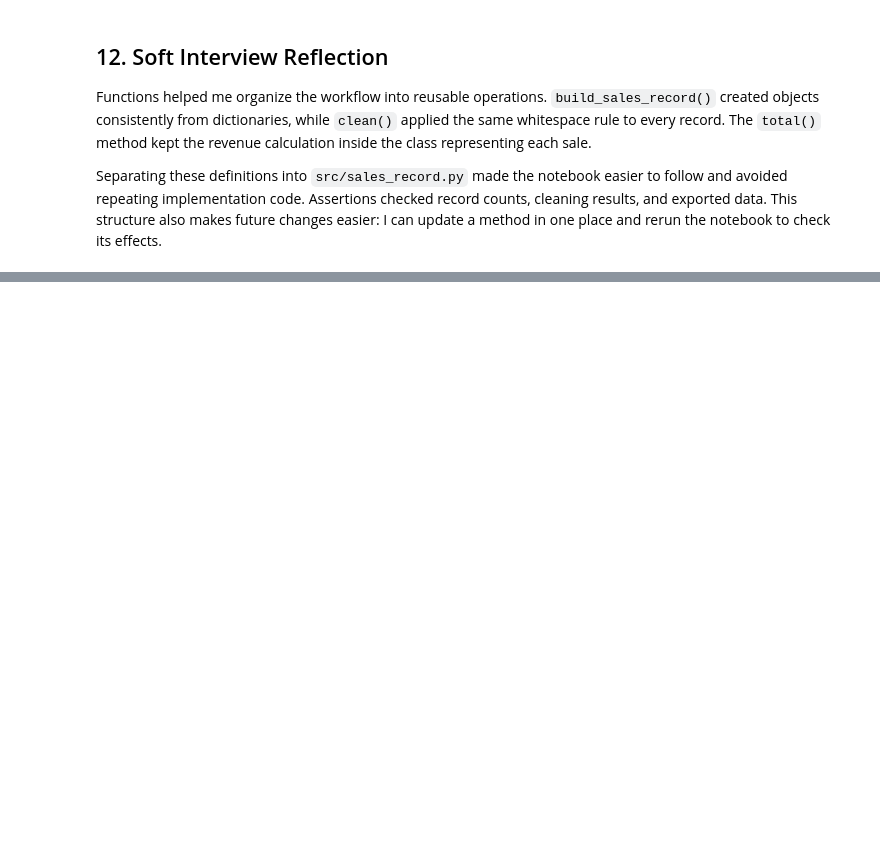
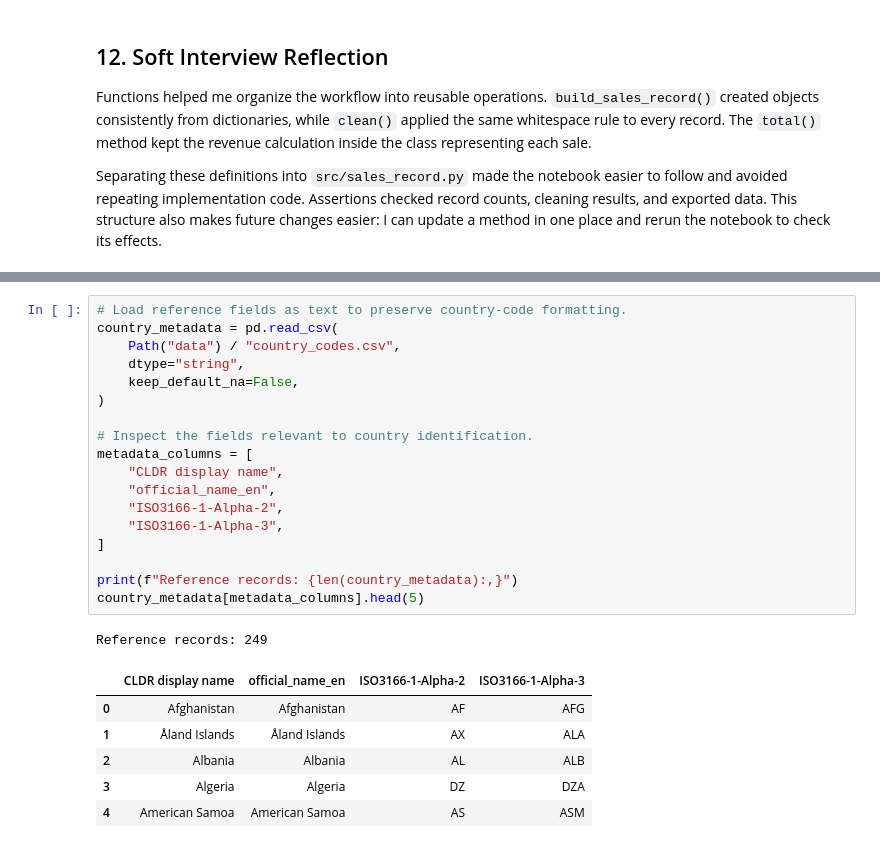
Before and after one commit to antoniosg2025-stack/DataColletion-PreProcessing, a Jupyter notebook: DataCollection_Preprocessing.ipynb, the cells around one changed output, grey strips where cells are left out. Drawn from its saved outputs; the diff is of its cells as text; blank space fills up the shorter version.

```diff
--- a/DataCollection_Preprocessing.ipynb
+++ b/DataCollection_Preprocessing.ipynb
@@ -596,0 +610,26 @@ Separating these definitions into `src/sales_record.py` made the notebook easier
+# %%
+# Load reference fields as text to preserve country-code formatting.
+country_metadata = pd.read_csv(
+    Path("data") / "country_codes.csv",
+    dtype="string",
+    keep_default_na=False,
+)
+
+# Inspect the fields relevant to country identification.
+metadata_columns = [
+    "CLDR display name",
+    "official_name_en",
+    "ISO3166-1-Alpha-2",
+    "ISO3166-1-Alpha-3",
+]
+
+print(f"Reference records: {len(country_metadata):,}")
+country_metadata[metadata_columns].head(5)
+# %% [output]
+Reference records: 249
+|  | CLDR display name | official_name_en | ISO3166-1-Alpha-2 | ISO3166-1-Alpha-3 |
+| 0 | Afghanistan | Afghanistan | AF | AFG |
+| 1 | Åland Islands | Åland Islands | AX | ALA |
+| 2 | Albania | Albania | AL | ALB |
+| 3 | Algeria | Algeria | DZ | DZA |
+| 4 | American Samoa | American Samoa | AS | ASM |
```
Also changed, not shown: parts of 13 cells of this notebook, 5 other files.
